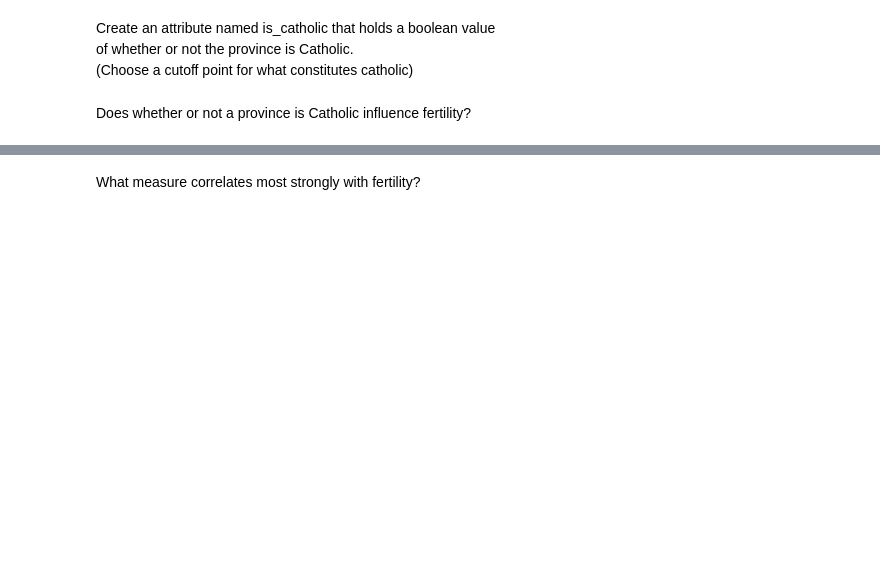
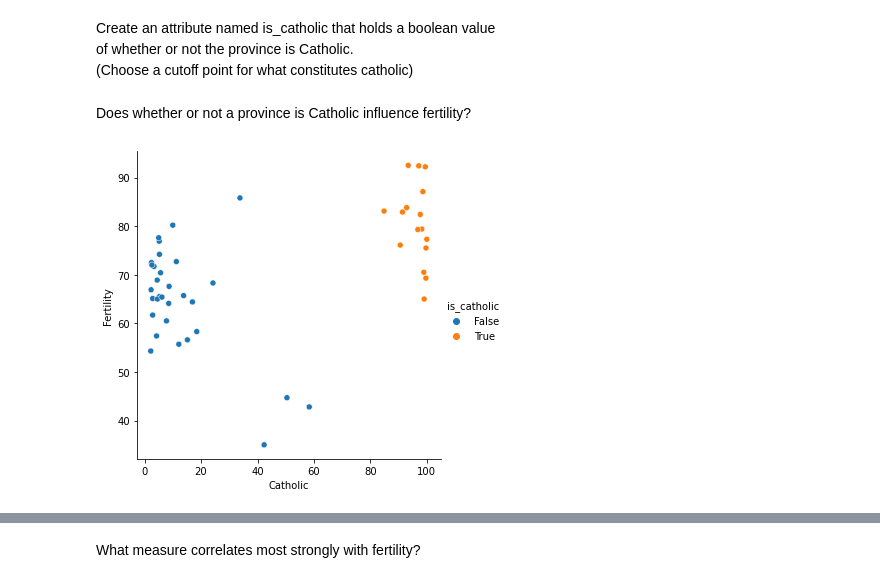
Before and after one commit to nicholas-dougherty/numpy-pandas-visualization-exercises, a Jupyter notebook: seaborn_exercises.ipynb, the cells around one changed output, grey strips where cells are left out. Cells and saved outputs as stored; diff of their text form; code cells hidden in the pictures; blank space fills up the shorter version.

```diff
--- a/seaborn_exercises.ipynb
+++ b/seaborn_exercises.ipynb
@@ -247,3 +273,6 @@ different insecticides.
     summary(fm2)
     plot(fm2)
     par(opar)
+# %%
+swiss = data('swiss')
+data('swiss', show_doc=True)
@@ -254,6 +328,18 @@ The swiss dataset is available from pydatset rather than seaborn.
+# %%
+swiss['is_catholic_super'] = swiss.Catholic > 67 # super majority.
+# %%
+swiss['is_catholic'] = swiss.Catholic > 51 # simple majority
+# %%
+swiss['is_catholic_super_duper'] = swiss.Catholic > 90 # high super majority
 # %% [markdown]
 Create an attribute named is_catholic that holds a boolean value
 of whether or not the province is Catholic.
 (Choose a cutoff point for what constitutes catholic)
 # %% [markdown]
 Does whether or not a province is Catholic influence fertility?
+# %%
+sns.relplot(x=swiss.Catholic, y=swiss.Fertility, hue=swiss.is_catholic_super)
+plt.show()
+# whether or not someone in a province is Catholic may have some impact on fertility when categorized as a super rather than simple majority
+# %% [output]
+[figure, added]
```
Also changed, not shown: parts of 12 cells of this notebook, 1 other file.
